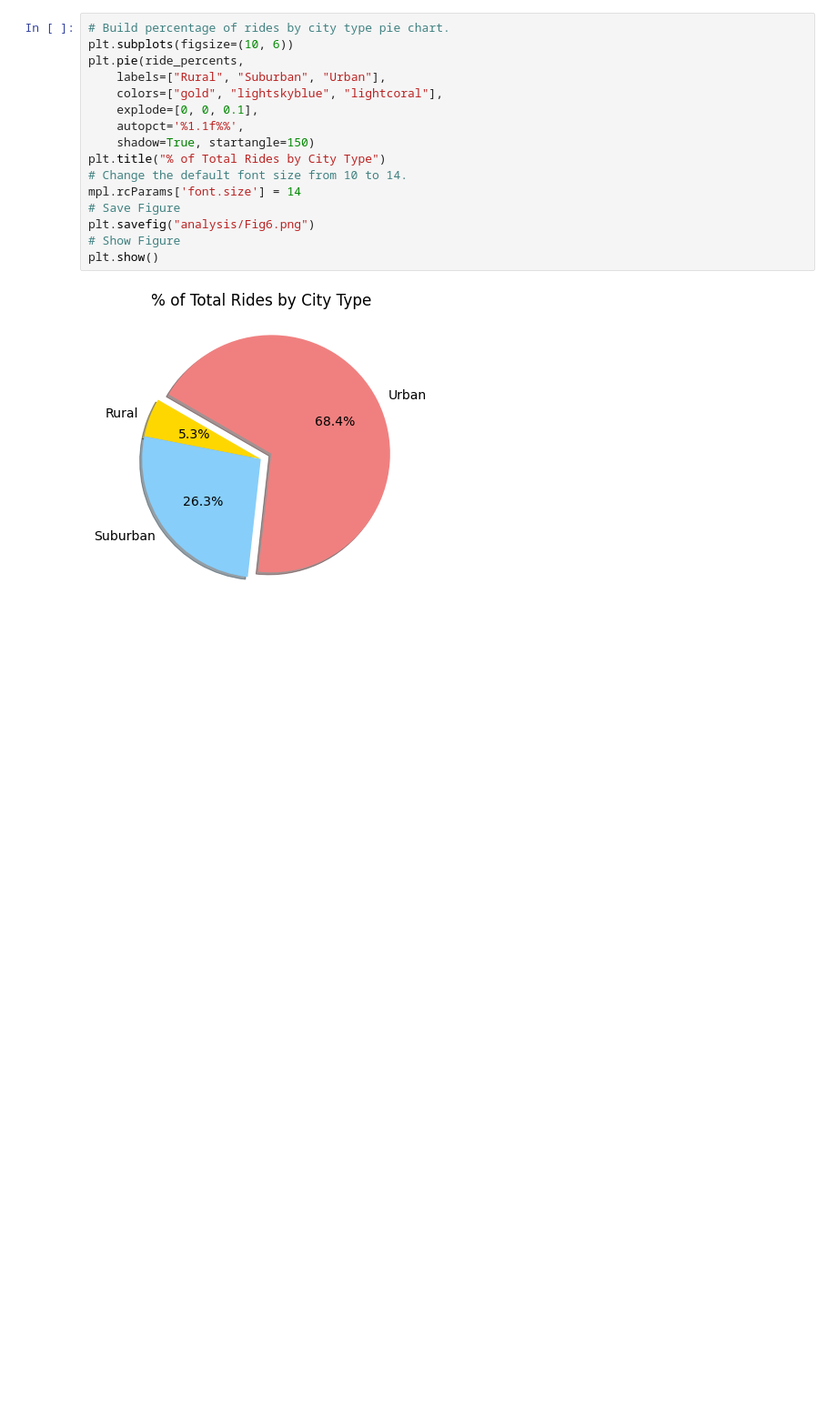
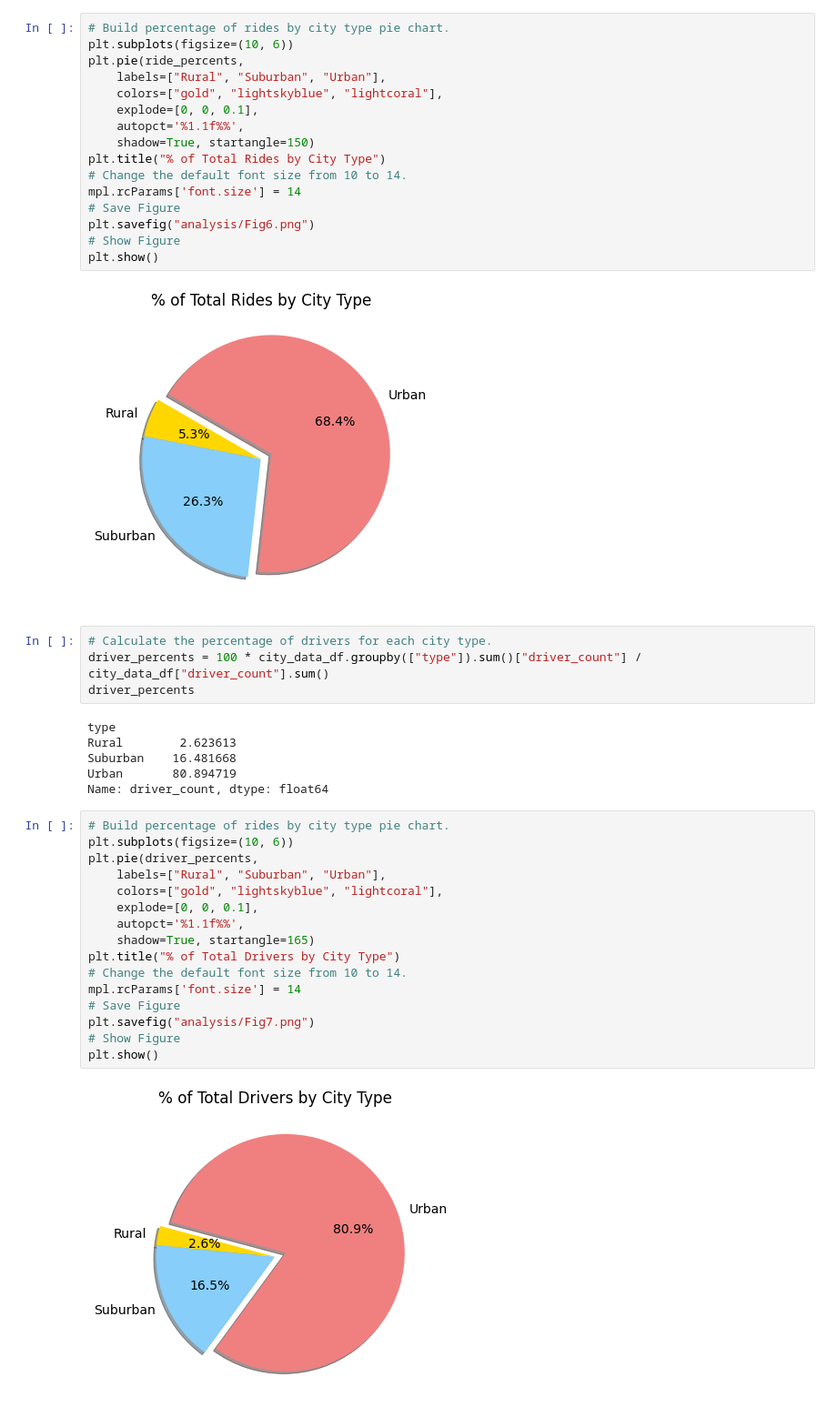
Before and after one commit to Holmbk/PyBer_Analysis, a Jupyter notebook: PyBer.ipynb, the cells around one changed output. Shown: that part at 91% size. Cells and saved outputs as stored; diff of their text form; blank space fills up the shorter version.

Commit message:
total drivers pie

```diff
--- a/PyBer.ipynb
+++ b/PyBer.ipynb
@@ -741,3 +741,31 @@ plt.savefig("analysis/Fig6.png")
 plt.show()
 # %% [output]
 [figure]
+# %%
+# Calculate the percentage of drivers for each city type.
+driver_percents = 100 * city_data_df.groupby(["type"]).sum()["driver_count"] / city_data_df["driver_count"].sum()
+driver_percents
+# %% [output]
+type
+Rural        2.623613
+Suburban    16.481668
+Urban       80.894719
+Name: driver_count, dtype: float64
+# %%
+# Build percentage of rides by city type pie chart.
+plt.subplots(figsize=(10, 6))
+plt.pie(driver_percents,
+    labels=["Rural", "Suburban", "Urban"],
+    colors=["gold", "lightskyblue", "lightcoral"],
+    explode=[0, 0, 0.1],
+    autopct='%1.1f%%',
+    shadow=True, startangle=165)
+plt.title("% of Total Drivers by City Type")
+# Change the default font size from 10 to 14.
+mpl.rcParams['font.size'] = 14
+# Save Figure
+plt.savefig("analysis/Fig7.png")
+# Show Figure
+plt.show()
+# %% [output]
+[figure, added]
```
Also changed, not shown: 1 other file.
